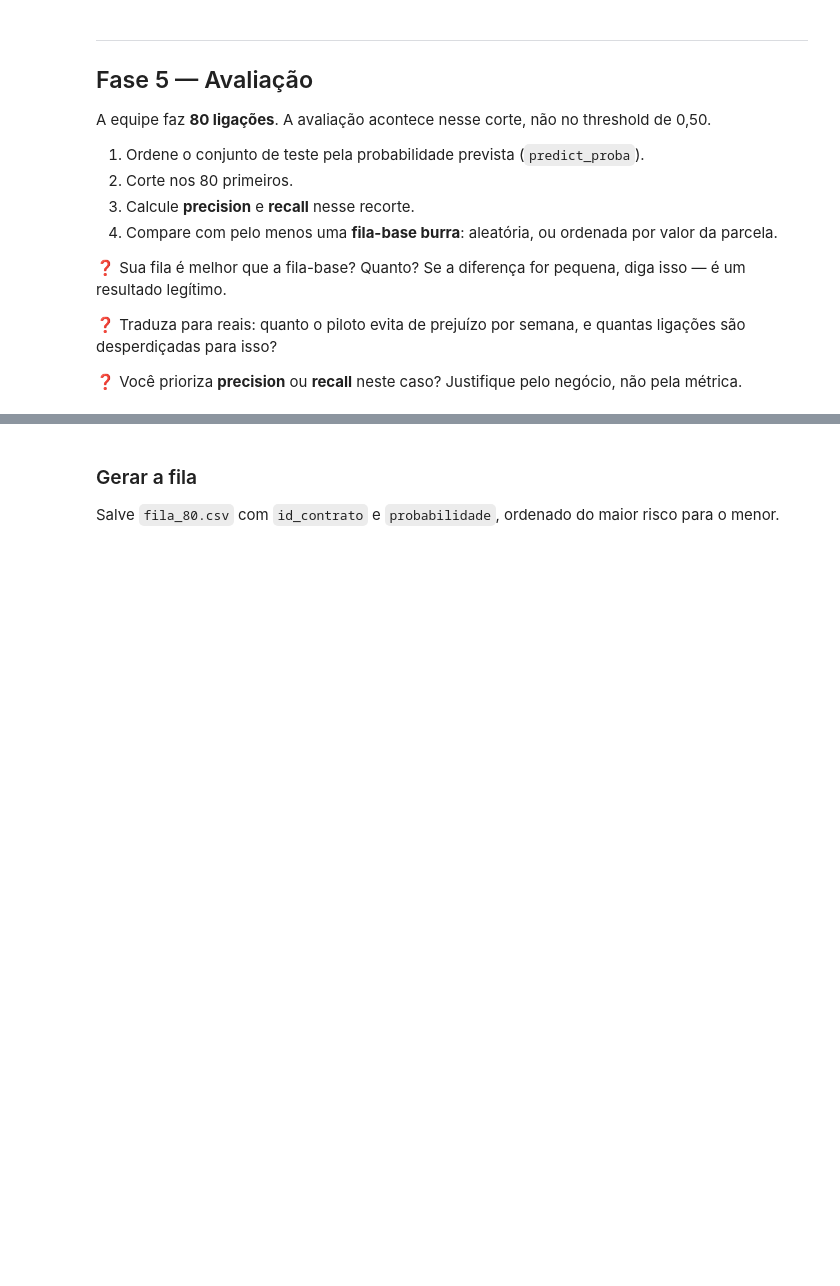
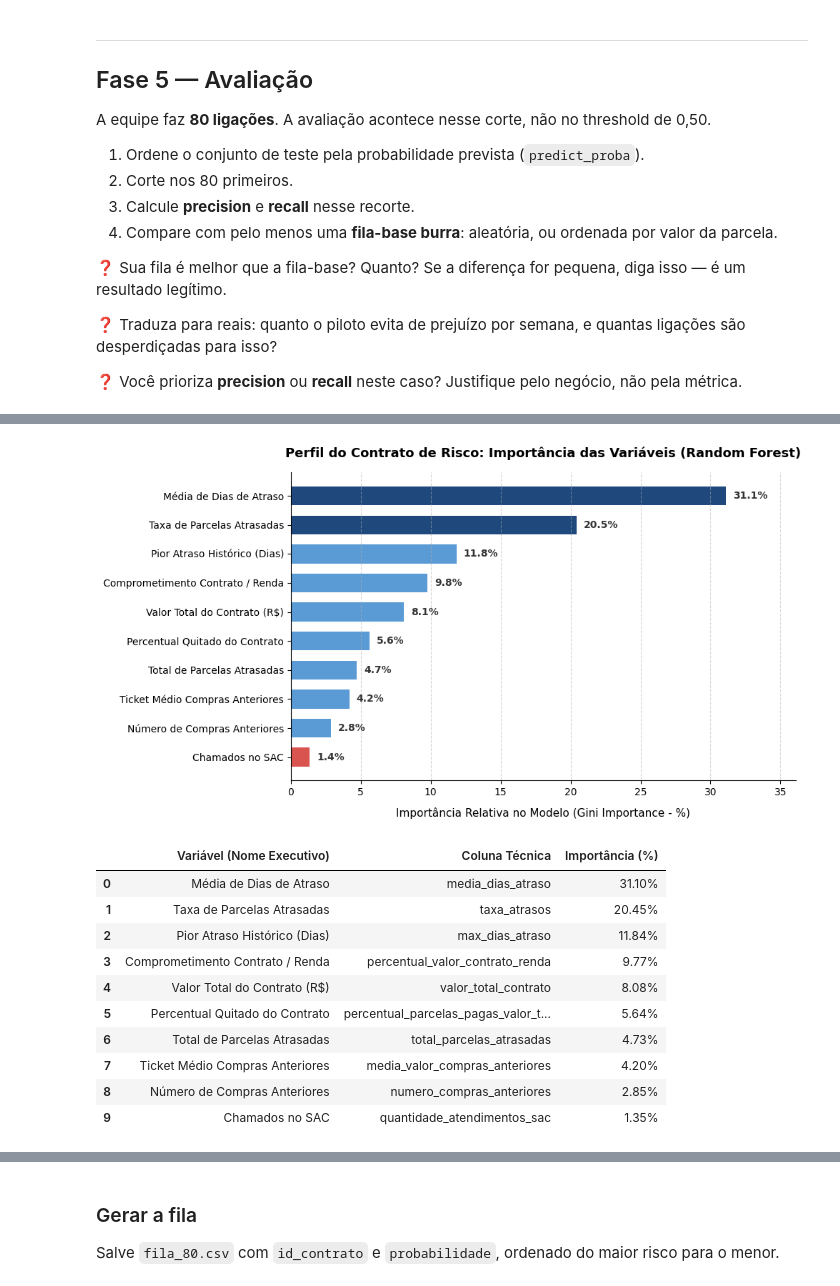
Before and after one commit to raicasale/bemlar, a Jupyter notebook: enunciado.ipynb, the cells around one changed output, grey strips where cells are left out. Drawn from its saved outputs; the diff is of its cells as text; code cells hidden in the pictures; blank space fills up the shorter version.

```diff
--- a/enunciado.ipynb
+++ b/enunciado.ipynb
@@ -807,2 +1382,75 @@ A equipe faz **80 ligações**. A avaliação acontece nesse corte, não no thre
 # %%
-# TODO: importancia de variaveis - e cuidado ao interpretar
+# ==============================================================================
+# IMPORTÂNCIA DE VARIÁVEIS (FEATURE IMPORTANCE) — RANDOM FOREST (TEMPORAL)
+# ==============================================================================
+
+# 1. Extração dos pesos relativos calculados pelo modelo Random Forest
+df_importancias = pd.DataFrame({
+    "Feature": features_preditivas,
+    "Importancia_Pct": rf_temp.feature_importances_ * 100
+}).sort_values(by="Importancia_Pct", ascending=True)
+
+# 2. Mapeamento para nomes executivos legíveis
+nomes_legiveis = {
+    "media_dias_atraso": "Média de Dias de Atraso",
+    "taxa_atrasos": "Taxa de Parcelas Atrasadas",
+    "max_dias_atraso": "Pior Atraso Histórico (Dias)",
+    "percentual_valor_contrato_renda": "Comprometimento Contrato / Renda",
+    "valor_total_contrato": "Valor Total do Contrato (R$)",
+    "percentual_parcelas_pagas_valor_total": "Percentual Quitado do Contrato",
+    "total_parcelas_atrasadas": "Total de Parcelas Atrasadas",
+    "media_valor_compras_anteriores": "Ticket Médio Compras Anteriores",
+    "numero_compras_anteriores": "Número de Compras Anteriores",
+    "quantidade_atendimentos_sac": "Chamados no SAC"
+}
+df_importancias["Nome_Legivel"] = df_importancias["Feature"].map(nomes_legiveis)
+
+# 3. Gráfico de Barras Horizontal (Slide 2 do Ricardo)
+plt.figure(figsize=(10, 5.5))
+
+# Cores: Top 2 sinais em azul escuro, Achado Negativo em vermelho e intermediárias em azul claro
+cores = []
+for f in df_importancias["Feature"]:
+    if f in ["media_dias_atraso", "taxa_atrasos"]:
+        cores.append("#1f497d")  # Destaque: Top 2 sinais de risco
+    elif f == "quantidade_atendimentos_sac":
+        cores.append("#d9534f")  # Destaque: Achado Negativo (SAC)
+    else:
+        cores.append("#5b9bd5")  # Sinais intermediários
+
+barras = plt.barh(df_importancias["Nome_Legivel"], df_importancias["Importancia_Pct"], color=cores, height=0.65)
+
+# Inclusão dos percentuais textuais nas barras
+for barra in barras:
+    largura = barra.get_width()
+    plt.text(largura + 0.5, barra.get_y() + barra.get_height() / 2, f"{largura:.1f}%",
+             va="center", ha="left", fontsize=10, fontweight="bold", color="#333333")
+
+plt.title("Perfil do Contrato de Risco: Importância das Variáveis (Random Forest)", fontsize=13, fontweight="bold", pad=15)
+plt.xlabel("Importância Relativa no Modelo (Gini Importance - %)", fontsize=11, labelpad=10)
+plt.xlim(0, max(df_importancias["Importancia_Pct"]) + 5)
+plt.grid(axis="x", linestyle="--", alpha=0.5)
+plt.gca().spines["top"].set_visible(False)
+plt.gca().spines["right"].set_visible(False)
+plt.tight_layout()
+plt.show()
+
+# 4. Tabela consolidada para referência do relatório
+tabela_imp = df_importancias[["Nome_Legivel", "Feature", "Importancia_Pct"]].sort_values(by="Importancia_Pct", ascending=False).reset_index(drop=True)
+tabela_imp.columns = ["Variável (Nome Executivo)", "Coluna Técnica", "Importância (%)"]
+tabela_imp["Importância (%)"] = tabela_imp["Importância (%)"].map("{:.2f}%".format)
+
+display(tabela_imp)
+# %% [output]
+[figure, added]
+|  | Variável (Nome Executivo) | Coluna Técnica | Importância (%) |
+| 0 | Média de Dias de Atraso | media_dias_atraso | 31.10% |
+| 1 | Taxa de Parcelas Atrasadas | taxa_atrasos | 20.45% |
+| 2 | Pior Atraso Histórico (Dias) | max_dias_atraso | 11.84% |
+| 3 | Comprometimento Contrato / Renda | percentual_valor_contrato_renda | 9.77% |
+| 4 | Valor Total do Contrato (R$) | valor_total_contrato | 8.08% |
+| 5 | Percentual Quitado do Contrato | percentual_parcelas_pagas_valor_t... | 5.64% |
+| 6 | Total de Parcelas Atrasadas | total_parcelas_atrasadas | 4.73% |
+| 7 | Ticket Médio Compras Anteriores | media_valor_compras_anteriores | 4.20% |
+| 8 | Número de Compras Anteriores | numero_compras_anteriores | 2.85% |
+| 9 | Chamados no SAC | quantidade_atendimentos_sac | 1.35% |
```
Also changed, not shown: parts of 41 cells of this notebook, 2 other files.
